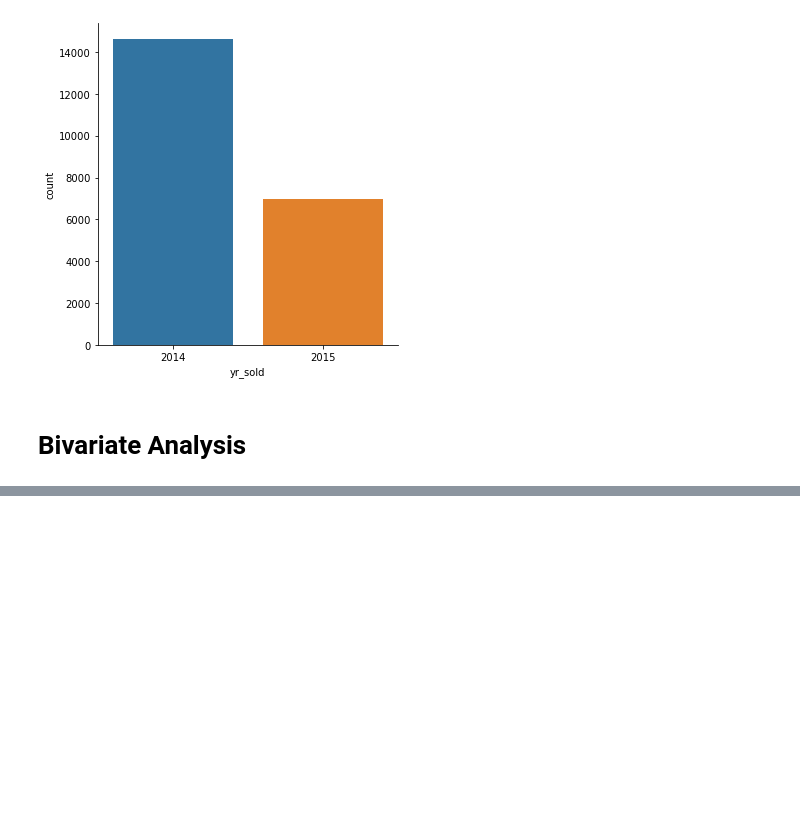
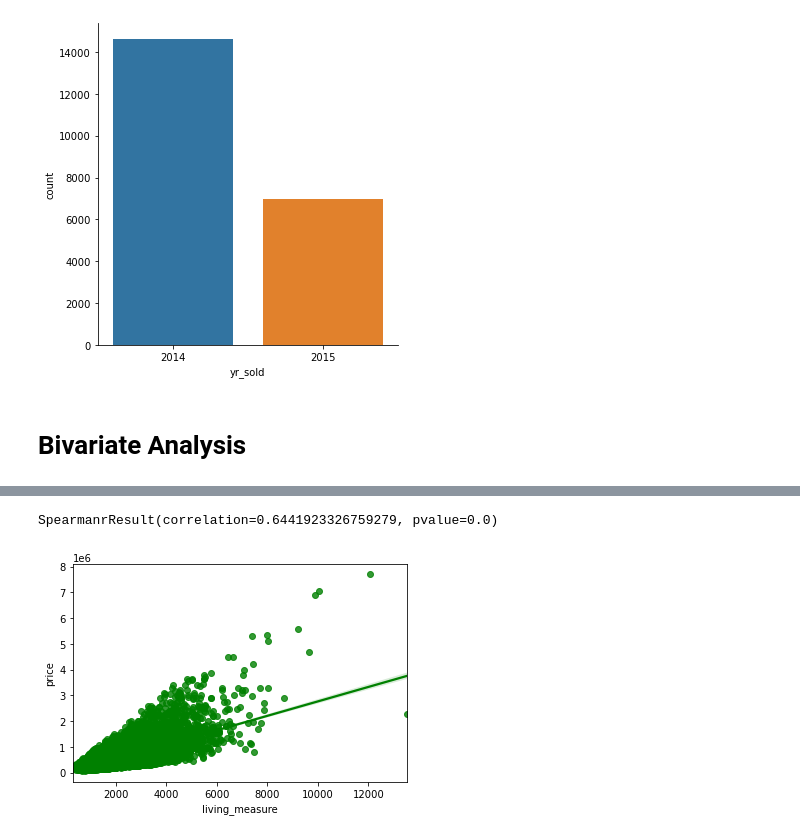
Before and after one commit to ChanhHuy0188/What-I-learn-to, a Jupyter notebook: ChartPractise/ChartPractise.ipynb, the cells around one changed output, grey strips where cells are left out. Drawn from its saved outputs; the diff is of its cells as text; code cells hidden in the pictures; blank space fills up the shorter version.

```diff
--- a/ChartPractise/ChartPractise.ipynb
+++ b/ChartPractise/ChartPractise.ipynb
@@ -361,0 +374,8 @@ sn.heatmap(corr,vmax=.8,linewidths=0.01,square=True,annot=True,cmap='RdBu',linec
+# %%
+from scipy.stats import spearmanr
+sn.regplot(x=dfCity.living_measure, y=dfCity.price, color='g')
+print(spearmanr(dfCity.living_measure,dfCity.price))  # find the co-relation between living measure and price
+# p-value means
+# %% [output]
+SpearmanrResult(correlation=0.6441923326759279, pvalue=0.0)
+[figure, added]
```
Also changed, not shown: parts of 7 cells of this notebook.
